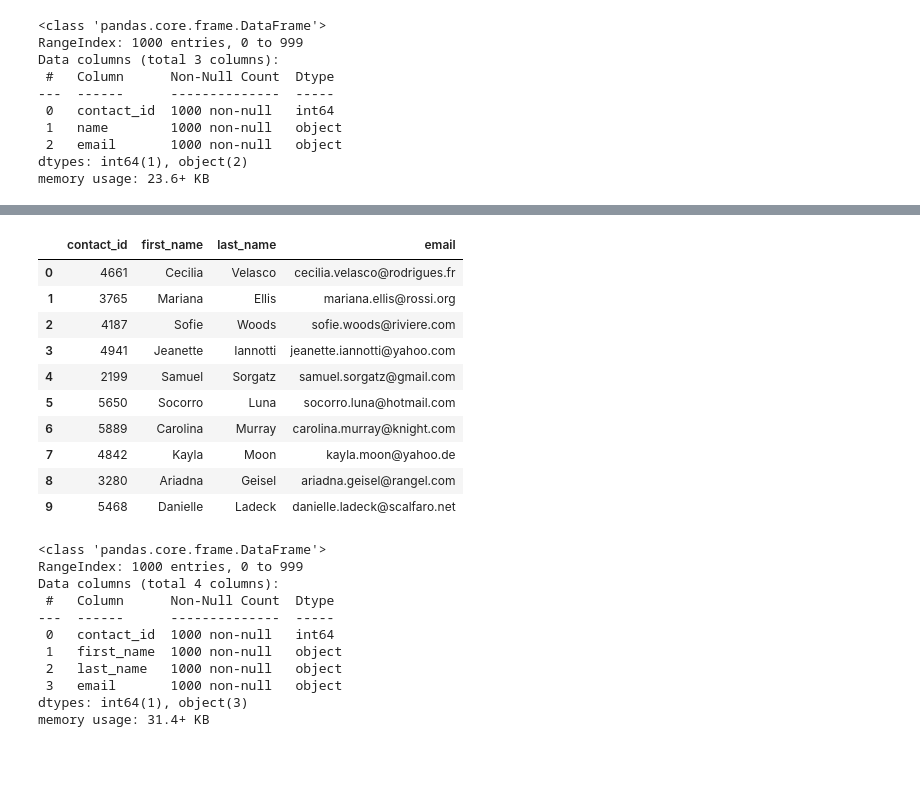
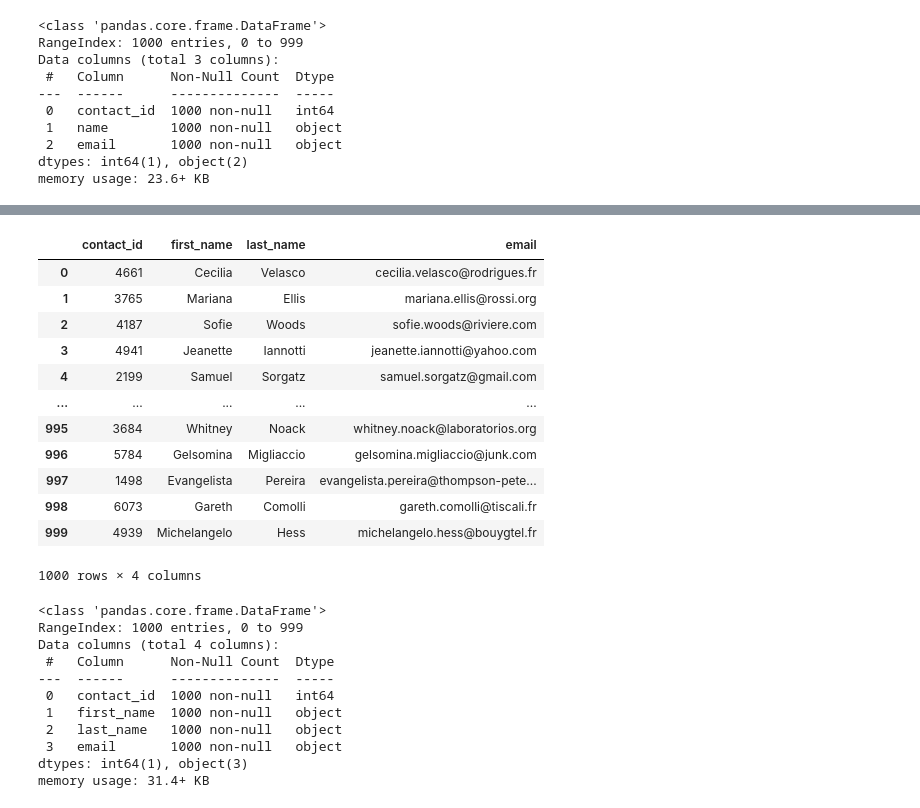
Before and after one commit to Saurabh-Lakhanpal/crowdFunding-ETL, a Jupyter notebook: ETL.ipynb, the cells around one changed output, grey strips where cells are left out. Cells and saved outputs as stored; diff of their text form; code cells hidden in the pictures; blank space fills up the shorter version.

```diff
--- a/ETL.ipynb
+++ b/ETL.ipynb
@@ -356,0 +373,9 @@ Then export the DataFrame as a `contacts.csv` CSV file.
+# %%
+# Extracting the key and values from the first using json.loads().
+import json
+first_row = contact_info_df.iloc[0][0]
+# Convert the data to a Python dictionary.
+convert_data = json.loads(first_row)
+for key, value in convert_data.items():
+    print(key)
+    print(value)
@@ -357,9 +389,15 @@ Then export the DataFrame as a `contacts.csv` CSV file.
 # %%
-# Iterate through the contact_info_df and convert each row to a dictionary.
-import json
+# Initialize an empty list to store the dictionaries
 dict_values = []
 
+# Iterate through each row in the DataFrame
+for i, row in contact_info_df.iterrows():
+    # Convert the JSON string in the 'contact_info' column to a dictionary
+    contact_info_dict = json.loads(row['contact_info'])
 
-# Print out the list of values for each row.
+    # Append the dictionary to the list
+    dict_values.append(contact_info_dict)
+
+# Print out the list of dictionaries for each row
 print(dict_values)
 # %% [output]
@@ -367,6 +405,8 @@ print(dict_values)
 # %%
 # Create a contact_info DataFrame and add each list of values, i.e., each row
 # to the 'contact_id', 'name', 'email' columns.
+contact_df = pd.DataFrame(dict_values)
+contact_df.head()
 # %% [output]
 |  | contact_id | name | email |
 | 0 | 4661 | Cecilia Velasco | cecilia.velasco@rodrigues.fr |
@@ -389,9 +430,11 @@ dtypes: int64(1), object(2)
 memory usage: 23.6+ KB
 # %%
 # Create a "first"name" and "last_name" column with the first and last names from the "name" column.
-
-
+contact_df['first_name'] = contact_df['name'].str.split().str[0]
+contact_df['last_name'] = contact_df['name'].str.split().str[-1]
 # Drop the contact_name column
+contact_df.drop('name', axis = 1, inplace=True)
+contact_df
 # %% [output]
 |  | contact_id | email | first_name | last_name |
 | 0 | 4661 | cecilia.velasco@rodrigues.fr | Cecilia | Velasco |
@@ -407,16 +452,20 @@ memory usage: 23.6+ KB
 # %%
 # Reorder the columns
+contact_df = contact_df[['contact_id','first_name', 'last_name', 'email']]
+contact_df
 # %% [output]
 |  | contact_id | first_name | last_name | email |
 | 0 | 4661 | Cecilia | Velasco | cecilia.velasco@rodrigues.fr |
 | 1 | 3765 | Mariana | Ellis | mariana.ellis@rossi.org |
 | 2 | 4187 | Sofie | Woods | sofie.woods@riviere.com |
 | 3 | 4941 | Jeanette | Iannotti | jeanette.iannotti@yahoo.com |
 | 4 | 2199 | Samuel | Sorgatz | samuel.sorgatz@gmail.com |
-| 5 | 5650 | Socorro | Luna | socorro.luna@hotmail.com |
-| 6 | 5889 | Carolina | Murray | carolina.murray@knight.com |
-| 7 | 4842 | Kayla | Moon | kayla.moon@yahoo.de |
-| 8 | 3280 | Ariadna | Geisel | ariadna.geisel@rangel.com |
-| 9 | 5468 | Danielle | Ladeck | danielle.ladeck@scalfaro.net |
+| ... | ... | ... | ... | ... |
+| 995 | 3684 | Whitney | Noack | whitney.noack@laboratorios.org |
+| 996 | 5784 | Gelsomina | Migliaccio | gelsomina.migliaccio@junk.com |
+| 997 | 1498 | Evangelista | Pereira | evangelista.pereira@thompson-pete... |
+| 998 | 6073 | Gareth | Comolli | gareth.comolli@tiscali.fr |
+| 999 | 4939 | Michelangelo | Hess | michelangelo.hess@bouygtel.fr |
+1000 rows × 4 columns
 # %%
 # Check the datatypes one more time before exporting as CSV file.
```
Also changed, not shown: parts of 7 cells of this notebook, 4 other files.
